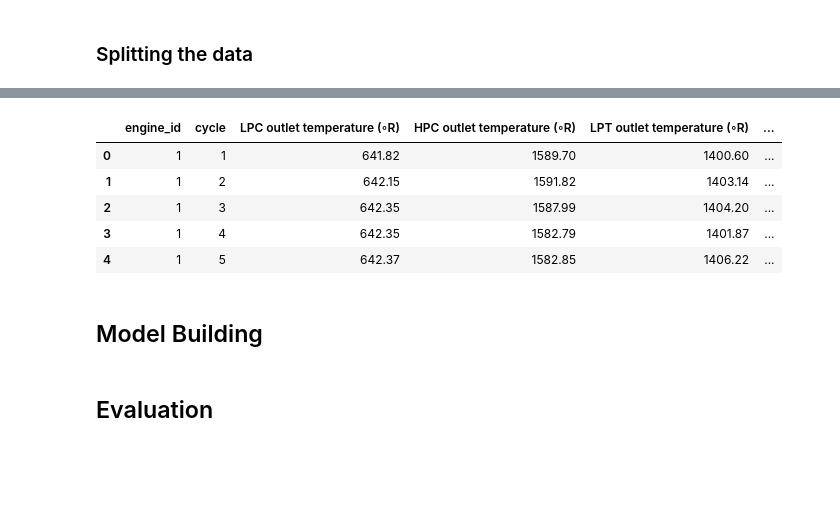
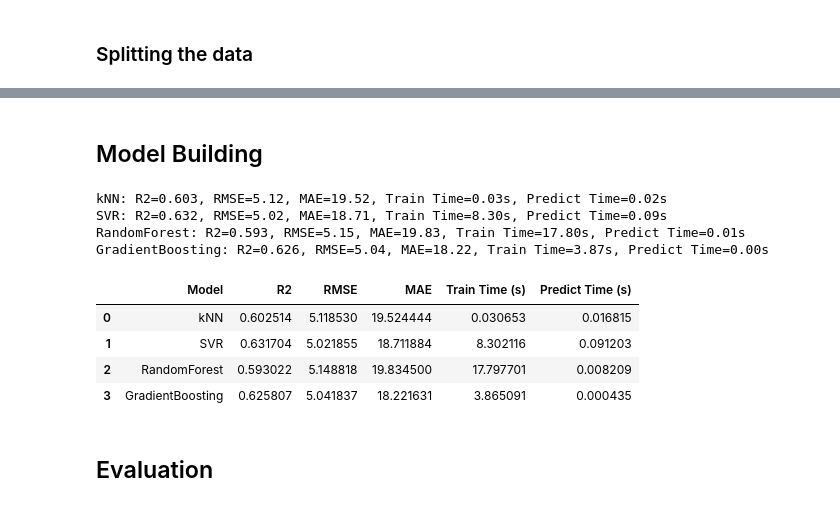
Before and after one commit to TaouMou/turbofan_predictive_maintenance, a Jupyter notebook: turbofan_exploration.ipynb, the cells around one changed output, grey strips where cells are left out. Drawn from its saved outputs; the diff is of its cells as text; code cells hidden in the pictures; blank space fills up the shorter version.

```diff
--- a/turbofan_exploration.ipynb
+++ b/turbofan_exploration.ipynb
@@ -363,12 +354,3 @@ y_test = df_test['RUL']
-# %%
-X_train.head()
-# %% [output]
-|  | engine_id | cycle | LPC outlet temperature (◦R) | HPC outlet temperature (◦R) | LPT outlet temperature (◦R) | ... |
-| 0 | 1 | 1 | 641.82 | 1589.70 | 1400.60 | ... |
-| 1 | 1 | 2 | 642.15 | 1591.82 | 1403.14 | ... |
-| 2 | 1 | 3 | 642.35 | 1587.99 | 1404.20 | ... |
-| 3 | 1 | 4 | 642.35 | 1582.79 | 1401.87 | ... |
-| 4 | 1 | 5 | 642.37 | 1582.85 | 1406.22 | ... |
 # %%
 from sklearn.preprocessing import MinMaxScaler
 
@@ -390,3 +383,40 @@ from sklearn.ensemble import GradientBoostingRegressor
+# %%
+for name, model in models.items():
+    start = time.time()
+    model.fit(X_train, y_train)
+    train_time = time.time() - start
+
+    start_pred = time.time()
+    y_pred = model.predict(X_test)
+    pred_time = time.time() - start_pred
+
+    r2 = r2_score(y_test, y_pred)
+    rmse = np.sqrt(root_mean_squared_error(y_test, y_pred))
+    mae = mean_absolute_error(y_test, y_pred)
+
+    results.append({
+        "Model": name,
+        "R2": r2,
+        "RMSE": rmse,
+        "MAE": mae,
+        "Train Time (s)": train_time,
+        "Predict Time (s)": pred_time
+    })
+
+    print(f"{name}: R2={r2:.3f}, RMSE={rmse:.2f}, MAE={mae:.2f}, Train Time={train_time:.2f}s, Predict Time={pred_time:.2f}s")
+
+results_df = pd.DataFrame(results)
+results_df
+# %% [output]
+kNN: R2=0.603, RMSE=5.12, MAE=19.52, Train Time=0.03s, Predict Time=0.02s
+SVR: R2=0.632, RMSE=5.02, MAE=18.71, Train Time=8.30s, Predict Time=0.09s
+RandomForest: R2=0.593, RMSE=5.15, MAE=19.83, Train Time=17.80s, Predict Time=0.01s
+GradientBoosting: R2=0.626, RMSE=5.04, MAE=18.22, Train Time=3.87s, Predict Time=0.00s
+|  | Model | R2 | RMSE | MAE | Train Time (s) | Predict Time (s) |
+| 0 | kNN | 0.602514 | 5.118530 | 19.524444 | 0.030653 | 0.016815 |
+| 1 | SVR | 0.631704 | 5.021855 | 18.711884 | 8.302116 | 0.091203 |
+| 2 | RandomForest | 0.593022 | 5.148818 | 19.834500 | 17.797701 | 0.008209 |
+| 3 | GradientBoosting | 0.625807 | 5.041837 | 18.221631 | 3.865091 | 0.000435 |
 # %% [markdown]
 ## Evaluation
 # %%
```
Also changed, not shown: parts of 12 cells of this notebook.
